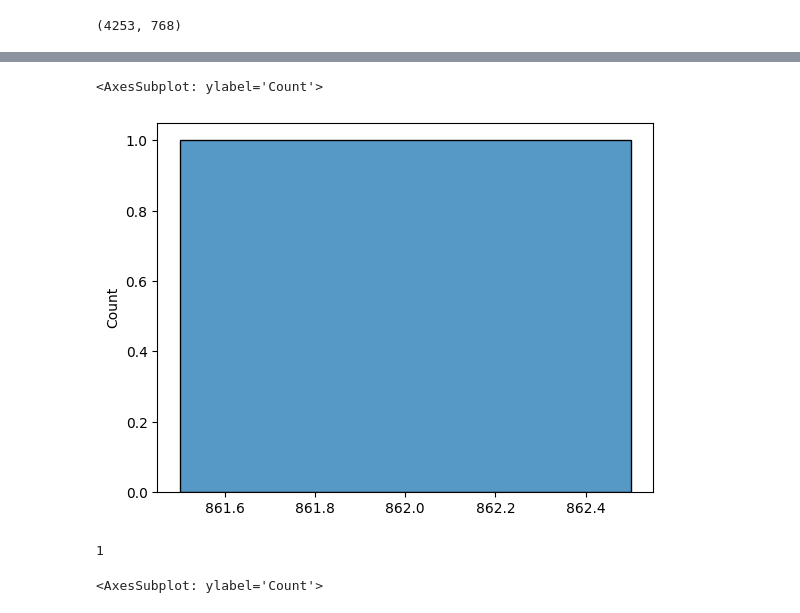
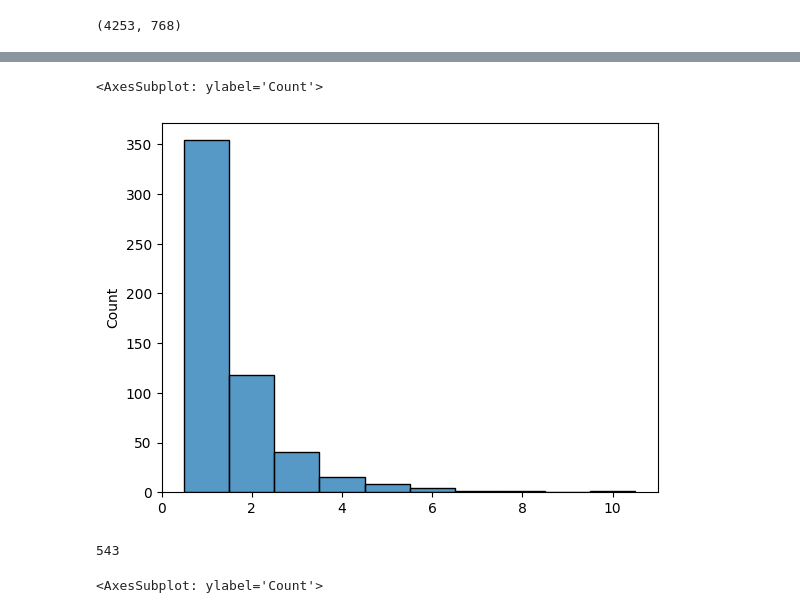
Before and after one commit to JosuaKrause/smartsearch, a Jupyter notebook: notebooks/model.ipynb, the cells around one changed output, grey strips where cells are left out. Drawn from its saved outputs; the diff is of its cells as text; code cells hidden in the pictures.

Commit message:
okay clusters

```diff
--- a/notebooks/model.ipynb
+++ b/notebooks/model.ipynb
@@ -1138,15 +1144,15 @@ sns.histplot([len(c) for c in sm_doc_clusters.values()], discrete=True)
 with open(f"sm_doc_clusters_{VERSION}.json", "w") as fout:
     print(json.dumps(sm_doc_clusters, indent=2, sort_keys=True), file=fout)
 # %%
-ap_doc_clusters = get_doc_clusters_from_db("ap", 0.03)
+ap_doc_clusters = get_doc_clusters_from_db("ap", 0.0005)
 sns.histplot([len(c) for c in ap_doc_clusters.values()], discrete=True)
 # %% [output]
 <AxesSubplot: ylabel='Count'>
-[figure, old version]
+[figure, new version]
 # %%
 len(ap_doc_clusters)
 # %% [output]
-1
+543
 # %%
 with open(f"ap_doc_clusters_{VERSION}.json", "w") as fout:
     print(json.dumps(ap_doc_clusters, indent=2, sort_keys=True), file=fout)
```
Also changed, not shown: parts of 24 cells of this notebook.
